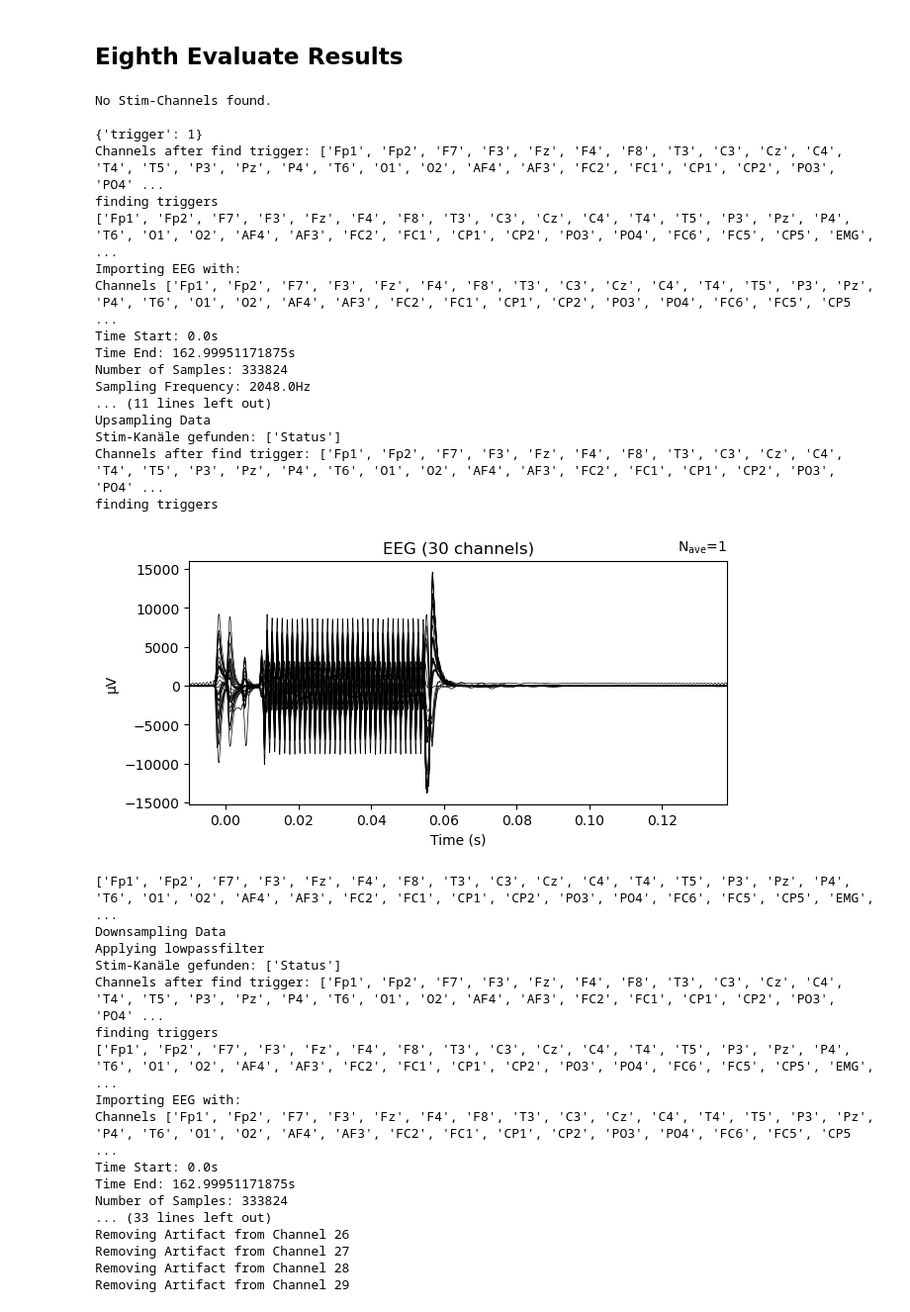
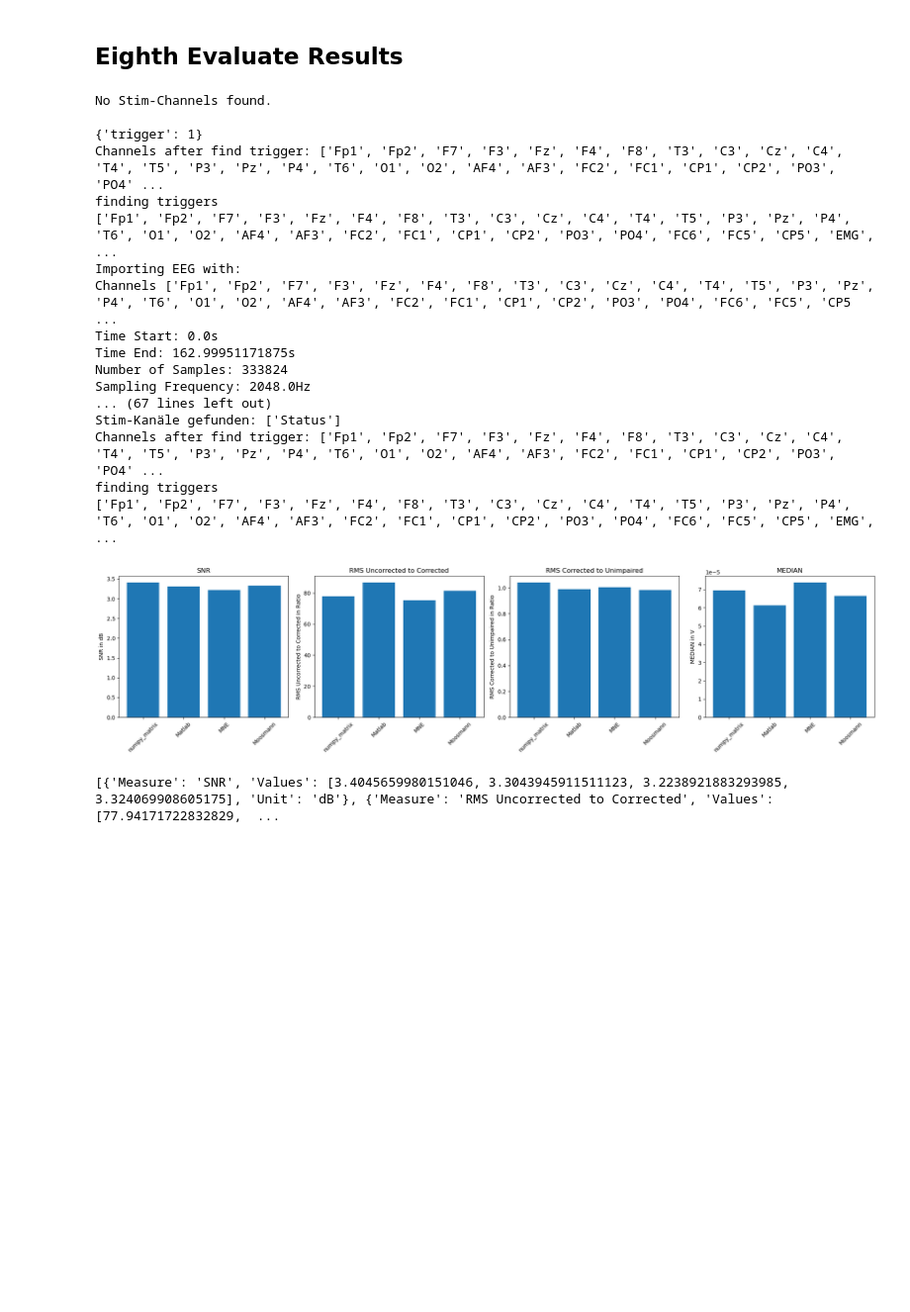
Before and after one commit to H0mire/FACETpy, a Jupyter notebook: src/Example1.ipynb, the cells around one changed output. Shown at 99% size. Drawn from its saved outputs; the diff is of its cells as text; code cells hidden in the pictures; blank space fills up the shorter version.

```diff
--- a/src/Example1.ipynb
+++ b/src/Example1.ipynb
@@ -154,11 +151,11 @@ eeg_matlab["triggers"]=eeg_python["triggers"]
 f.lowpass(h_freq=40)
 f.add_to_evaluate(f.get_eeg(), start_time=eeg_python["time_triggers_start"], end_time=eeg_python["time_triggers_end"], name="Matlab")
 
-#normal version
+#mne version
 f.import_EEG(eegDataSet, rel_trig_pos=-0.01, bads=['EMG', 'ECG'])
 f.pre_processing()
 f.find_triggers(r'\b1\b')
-f.apply_AAS(method="normal")
+f.apply_AAS(method="mne")
 f.remove_artifacts()
 f.downsample()
 f.lowpass(h_freq=40)
@@ -172,50 +169,34 @@ f.pre_processing()
 f.find_triggers(r'\b1\b')
 f.apply_Moosmann(file_path="d_sub-xp101_task-eegfmriNF_headmotion.tsv", threshold=0.8)
 f.remove_artifacts()
 f.downsample()
 f.lowpass(h_freq=40)
 f.find_triggers(r'\b1\b')
 f.add_to_evaluate(f.get_eeg(), name="Moosmann")
 
 
 
 results = f.evaluate(plot=True,measures=["SNR", "RMS", "RMS2", "MEDIAN"])
 print(results)
 
 #f.export_as_bids(event_id=event_id)
 # %% [output]
 No Stim-Channels found.
 
 {'trigger': 1}
 Channels after find trigger: ['Fp1', 'Fp2', 'F7', 'F3', 'Fz', 'F4', 'F8', 'T3', 'C3', 'Cz', 'C4', 'T4', 'T5', 'P3', 'Pz', 'P4', 'T6', 'O1', 'O2', 'AF4', 'AF3', 'FC2', 'FC1', 'CP1', 'CP2', 'PO3', 'PO4' ...
 finding triggers
 ['Fp1', 'Fp2', 'F7', 'F3', 'Fz', 'F4', 'F8', 'T3', 'C3', 'Cz', 'C4', 'T4', 'T5', 'P3', 'Pz', 'P4', 'T6', 'O1', 'O2', 'AF4', 'AF3', 'FC2', 'FC1', 'CP1', 'CP2', 'PO3', 'PO4', 'FC6', 'FC5', 'CP5', 'EMG', ...
 Importing EEG with:
 Channels ['Fp1', 'Fp2', 'F7', 'F3', 'Fz', 'F4', 'F8', 'T3', 'C3', 'Cz', 'C4', 'T4', 'T5', 'P3', 'Pz', 'P4', 'T6', 'O1', 'O2', 'AF4', 'AF3', 'FC2', 'FC1', 'CP1', 'CP2', 'PO3', 'PO4', 'FC6', 'FC5', 'CP5 ...
 Time Start: 0.0s
 Time End: 162.99951171875s
 Number of Samples: 333824
 Sampling Frequency: 2048.0Hz
-... (11 lines left out)
-Upsampling Data
+... (67 lines left out)
 Stim-Kanäle gefunden: ['Status']
 Channels after find trigger: ['Fp1', 'Fp2', 'F7', 'F3', 'Fz', 'F4', 'F8', 'T3', 'C3', 'Cz', 'C4', 'T4', 'T5', 'P3', 'Pz', 'P4', 'T6', 'O1', 'O2', 'AF4', 'AF3', 'FC2', 'FC1', 'CP1', 'CP2', 'PO3', 'PO4' ...
 finding triggers
+['Fp1', 'Fp2', 'F7', 'F3', 'Fz', 'F4', 'F8', 'T3', 'C3', 'Cz', 'C4', 'T4', 'T5', 'P3', 'Pz', 'P4', 'T6', 'O1', 'O2', 'AF4', 'AF3', 'FC2', 'FC1', 'CP1', 'CP2', 'PO3', 'PO4', 'FC6', 'FC5', 'CP5', 'EMG', ...
-[figure, old version]
+[figure, new version]
-['Fp1', 'Fp2', 'F7', 'F3', 'Fz', 'F4', 'F8', 'T3', 'C3', 'Cz', 'C4', 'T4', 'T5', 'P3', 'Pz', 'P4', 'T6', 'O1', 'O2', 'AF4', 'AF3', 'FC2', 'FC1', 'CP1', 'CP2', 'PO3', 'PO4', 'FC6', 'FC5', 'CP5', 'EMG', ...
-Downsampling Data
-Applying lowpassfilter
-Stim-Kanäle gefunden: ['Status']
-Channels after find trigger: ['Fp1', 'Fp2', 'F7', 'F3', 'Fz', 'F4', 'F8', 'T3', 'C3', 'Cz', 'C4', 'T4', 'T5', 'P3', 'Pz', 'P4', 'T6', 'O1', 'O2', 'AF4', 'AF3', 'FC2', 'FC1', 'CP1', 'CP2', 'PO3', 'PO4' ...
-finding triggers
-['Fp1', 'Fp2', 'F7', 'F3', 'Fz', 'F4', 'F8', 'T3', 'C3', 'Cz', 'C4', 'T4', 'T5', 'P3', 'Pz', 'P4', 'T6', 'O1', 'O2', 'AF4', 'AF3', 'FC2', 'FC1', 'CP1', 'CP2', 'PO3', 'PO4', 'FC6', 'FC5', 'CP5', 'EMG', ...
-Importing EEG with:
-Channels ['Fp1', 'Fp2', 'F7', 'F3', 'Fz', 'F4', 'F8', 'T3', 'C3', 'Cz', 'C4', 'T4', 'T5', 'P3', 'Pz', 'P4', 'T6', 'O1', 'O2', 'AF4', 'AF3', 'FC2', 'FC1', 'CP1', 'CP2', 'PO3', 'PO4', 'FC6', 'FC5', 'CP5 ...
-Time Start: 0.0s
-Time End: 162.99951171875s
-Number of Samples: 333824
-... (33 lines left out)
-Removing Artifact from Channel 26
-Removing Artifact from Channel 27
-Removing Artifact from Channel 28
-Removing Artifact from Channel 29
+[{'Measure': 'SNR', 'Values': [3.4045659980151046, 3.3043945911511123, 3.2238921883293985, 3.324069908605175], 'Unit': 'dB'}, {'Measure': 'RMS Uncorrected to Corrected', 'Values': [77.94171722832829,  ...
```
Also changed, not shown: parts of 2 cells of this notebook, 21 other files.
